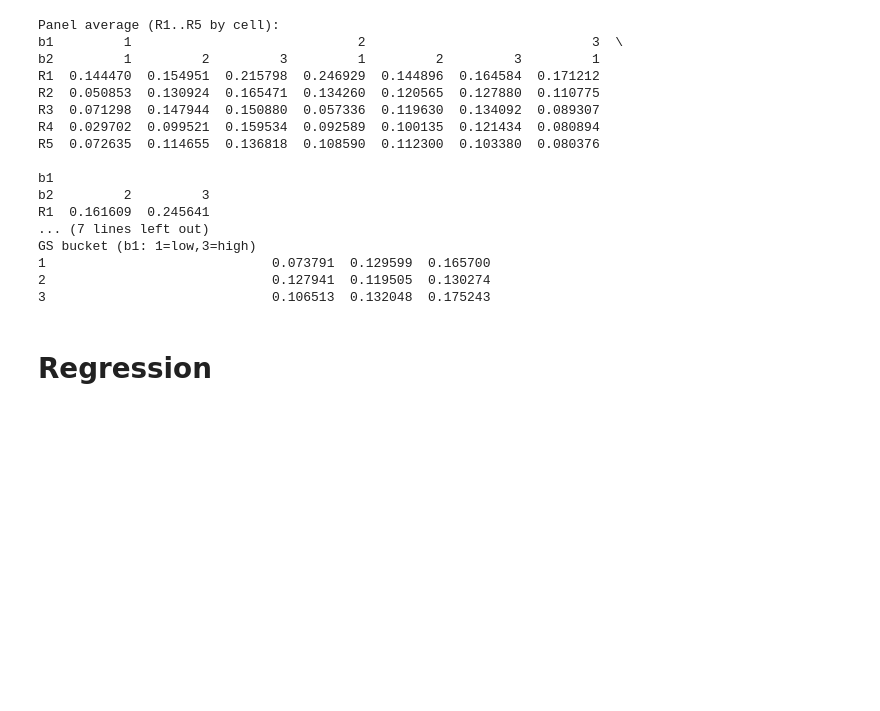
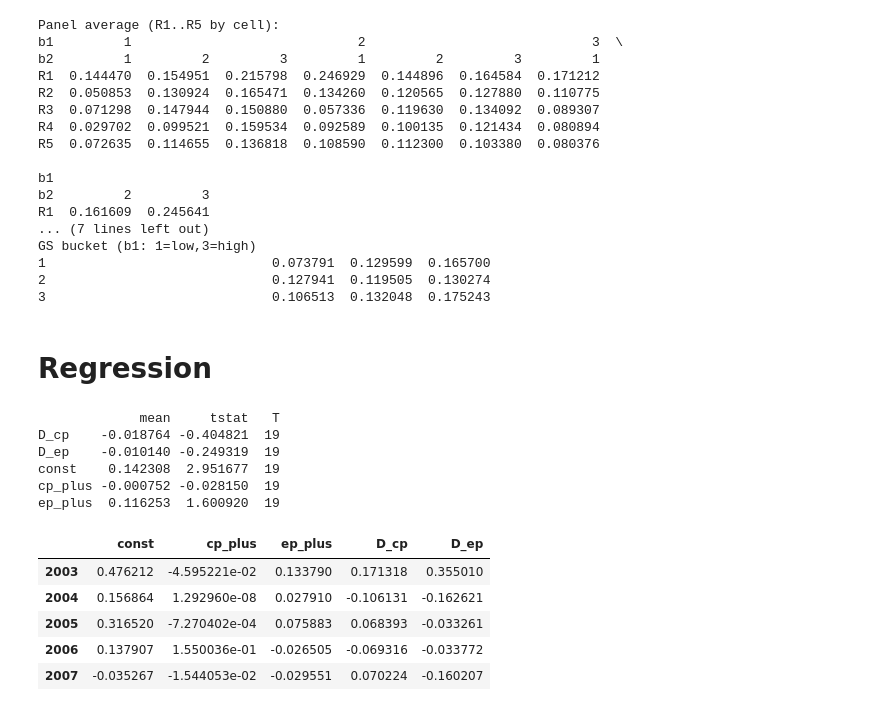
Before and after one commit to wduan10/bem104, a Jupyter notebook: main.ipynb, the cells around one changed output. Saved outputs shown, nothing was run; the diff lists cells and outputs as text; code cells hidden in the pictures; blank space fills up the shorter version.

```diff
--- a/main.ipynb
+++ b/main.ipynb
@@ -897,0 +1020,24 @@ GS bucket (b1: 1=low,3=high)
+# %%
+res = fama_macbeth_y1_wide(
+    df_prices=df_prices,          # your wide monthly returns
+    df_statements=df_statements,  # the sample you pasted
+    predictors=None,              # uses cp_plus, ep_plus, D_cp, D_ep
+    add_const=True,
+    years=None                    # infer from df_statements['datadate'].dt.year
+)
+
+print(res['fm_summary'])          # Table IV-style (Year + 1) mean betas & t-stats
+res['per_year_coefs'].head()      # the 22 cross-sectional betas by formation year
+# %% [output]
+             mean     tstat   T
+D_cp    -0.018764 -0.404821  19
+D_ep    -0.010140 -0.249319  19
+const    0.142308  2.951677  19
+cp_plus -0.000752 -0.028150  19
+ep_plus  0.116253  1.600920  19
+|  | const | cp_plus | ep_plus | D_cp | D_ep |
+| 2003 | 0.476212 | -4.595221e-02 | 0.133790 | 0.171318 | 0.355010 |
+| 2004 | 0.156864 | 1.292960e-08 | 0.027910 | -0.106131 | -0.162621 |
+| 2005 | 0.316520 | -7.270402e-04 | 0.075883 | 0.068393 | -0.033261 |
+| 2006 | 0.137907 | 1.550036e-01 | -0.026505 | -0.069316 | -0.033772 |
+| 2007 | -0.035267 | -1.544053e-02 | -0.029551 | 0.070224 | -0.160207 |
```
Also changed, not shown: parts of 3 cells of this notebook.
